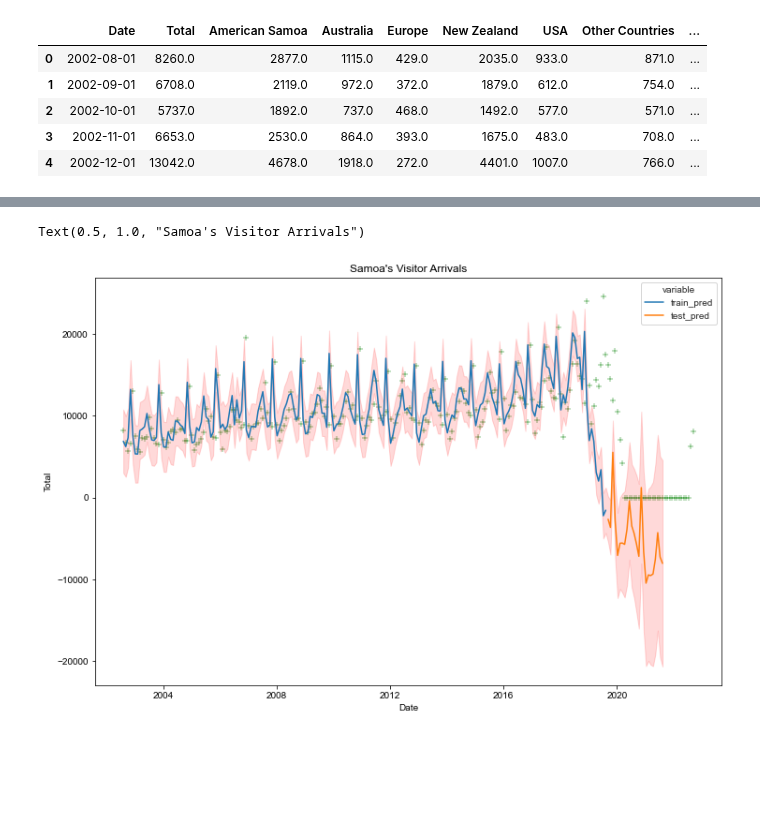
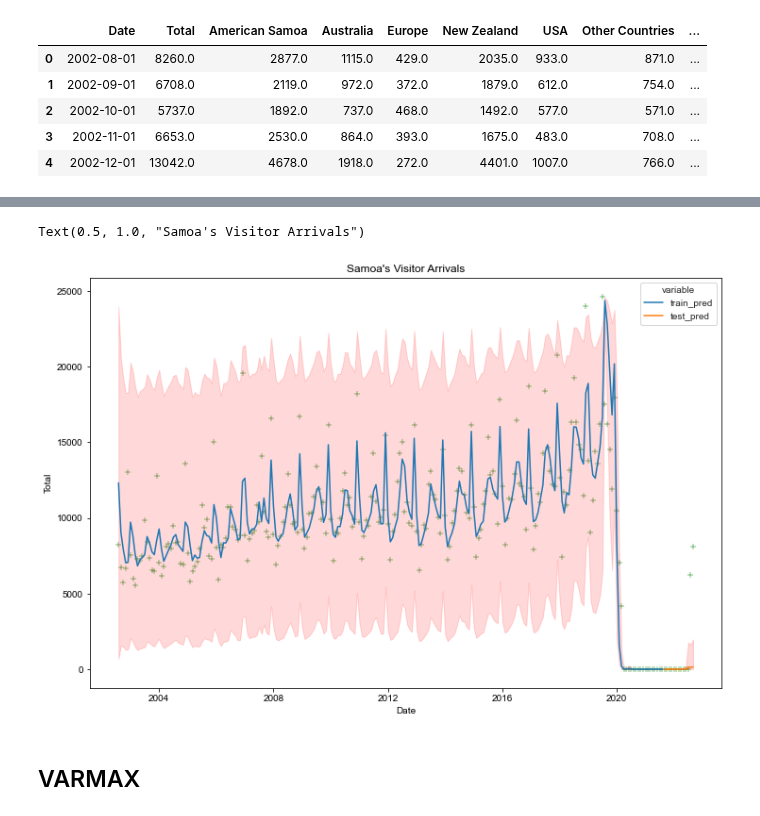
Before and after one commit to worldbank/pacific-observatory, a Jupyter notebook: scripts/notebooks/Tourism/modelling/samoa.ipynb, the cells around one changed output, grey strips where cells are left out. Saved outputs shown, nothing was run; the diff lists cells and outputs as text; code cells hidden in the pictures; blank space fills up the shorter version.

Commit message:
update samoa relevant files.

```diff
--- a/scripts/notebooks/Tourism/modelling/samoa.ipynb
+++ b/scripts/notebooks/Tourism/modelling/samoa.ipynb
@@ -19,7 +22,7 @@ from datetime import timedelta
 data_folder = os.getcwd() + "/data/tourism"
 samoa_folder = data_folder + "/samoa/"
 # %%
-samoa = (pd.read_csv(samoa_folder + "samoa_byCon.csv")
+samoa = (pd.read_csv(samoa_folder + "intermediate/samoa_byCon.csv")
            .drop("Unnamed: 0", axis=1))
 
 samoa["Date"] = pd.to_datetime(samoa["Date"])
@@ -73,6 +81,6 @@ samoa.head(5)
 # %%
 ss = SARIMAXPipeline(data=samoa, y_var="Total",
-                     exog_var="covid", transform_method="scaledlogit")
+                     exog_var="covid", transform_method="scaledlogit", training_ratio=0.95)
 ss.transform()
 ss_sw = ss.stepwise_search()
 # %% [output]
@@ -211,7 +221,0 @@ samoa_scaled.get_prediction_df(manual_search_results[1][0], 25, samoa_scaled.exo
-# %%
-minmax_pred = get_prediction_df(minmax_res, test_size, test["covid"])
-for col in minmax_pred.columns:
-    inv_array = minmax.inverse_transform(minmax_pred[[col]].iloc[13:])
-    minmax_pred[col] = pd.DataFrame(inv_array)
-samoa_stats = pd.concat([samoa, minmax_pred], axis=1)
-samoa_stats.head(5)
@@ -412,0 +222,15 @@ compare_models(train["Total"], models)
+# %%
+best_ss = ss_msres[2][0]
+best_ss.save(samoa_folder + "/model/best_scaled.pkl")
+best_ss_mod = ss.get_prediction_df(
+    best_ss, 13, ss.exog[-ss.test_size:])
+lower = samoa["Total"].min() - 1
+upper = samoa["Total"].max() + 1
+
+for col_idx, col in enumerate(best_ss_mod.columns):
+    for row_idx, _ in enumerate(best_ss_mod[col]):
+        best_ss_mod.iloc[row_idx, col_idx] = ss.inverse_scaledlogit(
+            best_ss_mod.iloc[row_idx, col_idx], upper, lower)
+
+best_ss_mod = pd.concat([samoa[["Date", "Total"]], best_ss_mod], axis=1)
+best_ss_mod.head(20)
@@ -413,13 +255,15 @@ compare_models(train["Total"], models)
 # %%
-viz_df = samoa_stats[["Date", "train_pred", "test_pred"]].melt(id_vars=["Date"])
-viz_df["Date"] = pd.to_datetime(viz_df["Date"])
+ss_viz_df = best_ss_mod[["Date", "train_pred", "test_pred"]].melt(id_vars=["Date"])
+ss_viz_df["Date"] = pd.to_datetime(ss_viz_df["Date"])
 
 fig, ax = plt.subplots(figsize=(12,8))
 sns.set_style("whitegrid")
-sns.scatterplot(x="Date", y="Total", data=samoa_stats, color="green", marker="+")
-ax.fill_between(x="Date", y1="mean_ci_lower", y2="mean_ci_upper", alpha=0.15, color="red", data=samoa_stats)
-sns.lineplot(data=viz_df, x="Date", y="value", hue="variable")
+sns.scatterplot(x="Date", y="Total", data=best_ss_mod, color="green", marker="+")
+ax.fill_between(x="Date", y1="mean_ci_lower", y2="mean_ci_upper", alpha=0.15, color="red", data=best_ss_mod)
+sns.lineplot(data=ss_viz_df, x="Date", y="value", hue="variable")
 plt.title("Samoa's Visitor Arrivals")
 # %% [output]
 Text(0.5, 1.0, "Samoa's Visitor Arrivals")
-[figure, old version]
+[figure, new version]
+# %% [markdown]
+## VARMAX
```
Also changed, not shown: parts of 22 cells of this notebook, 7 other files.
